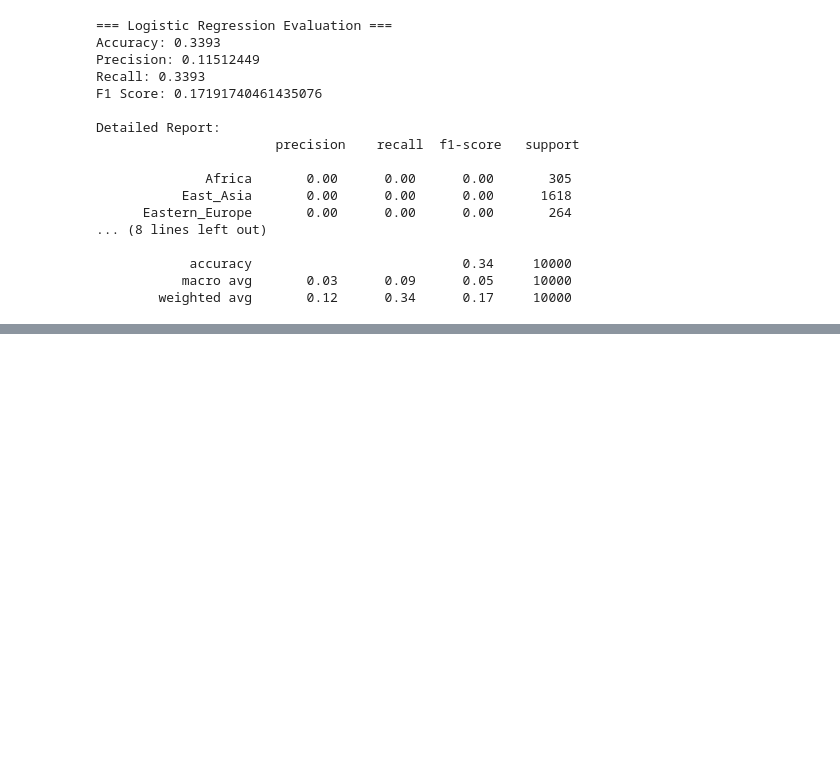
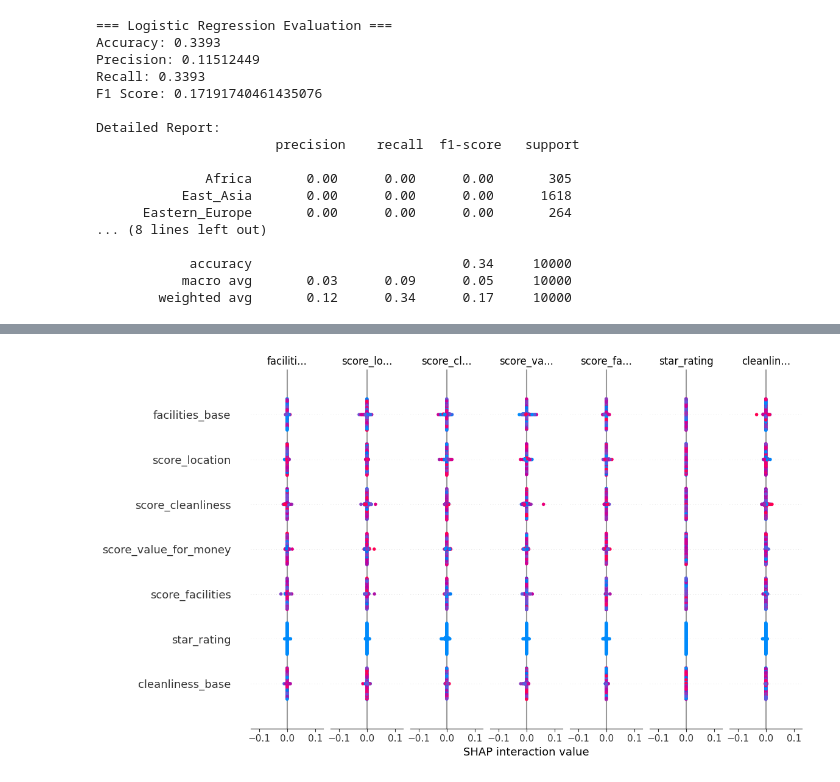
Before and after one commit to quadrefolio/ACL, a Jupyter notebook: main.ipynb, the cells around one changed output, grey strips where cells are left out. Drawn from its saved outputs; the diff is of its cells as text; code cells hidden in the pictures; blank space fills up the shorter version.

```diff
--- a/main.ipynb
+++ b/main.ipynb
@@ -415,0 +471,8 @@ plt.show()
+# %%
+shap.summary_plot(
+    shap_values,
+    X_sample[:100],
+    feature_names=X.columns
+)
+# %% [output]
+[figure, added]
```
Also changed, not shown: parts of 14 cells of this notebook.
